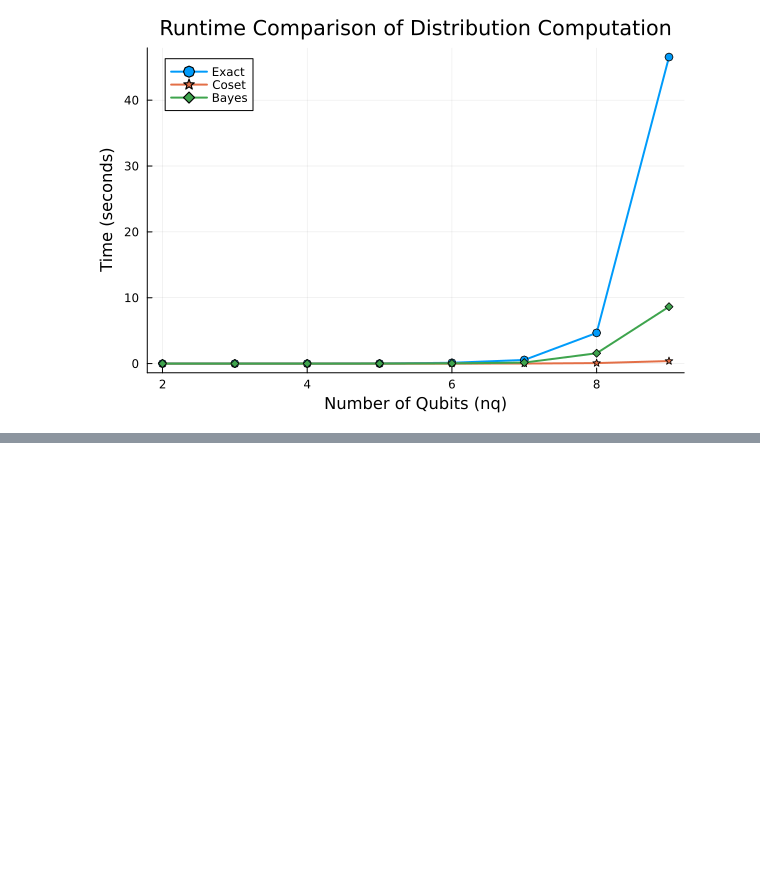
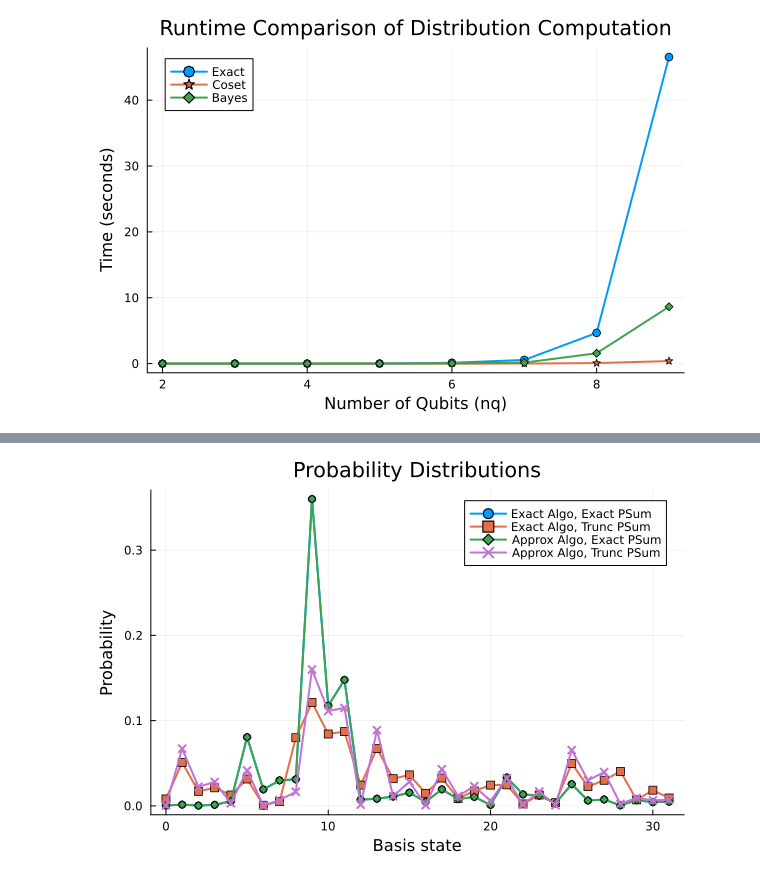
Before and after one commit to josheligoldman/PauliSampling.jl, a Jupyter notebook: numerics/distributions.ipynb, the cells around one changed output, grey strips where cells are left out. Saved outputs shown, nothing was run; the diff lists cells and outputs as text; code cells hidden in the pictures; blank space fills up the shorter version.

```diff
--- a/numerics/distributions.ipynb
+++ b/numerics/distributions.ipynb
@@ -129,0 +173,17 @@ title!("Runtime Comparison of Distribution Computation")
+# %%
+psums = [
+    ("Exact PSum", exact_prop_psum),
+    ("Trunc PSum", trunc_prop_psum)
+]
+
+probs = [
+    ("Exact Algo", projection_prob),
+    ("Approx Algo", approximate_prob)
+]
+
+dists = []
+
+for (qname, qprob) in probs, (pname, psum) in psums
+    name = "$(qname), $(pname)"
+    push!(dists, (name, get_dist(psum, qprob)))
+end
@@ -129,0 +214,20 @@ title!("Runtime Comparison of Distribution Computation")
+# %%
+x = 0:length(dists[1][2]) - 1
+markers = [:circle, :square, :diamond, :xcross, :star5, :utriangle, :hexagon]
+
+plt = plot(legend = :topright)  # set legend position here
+
+for (i, (label, dist)) in enumerate(dists)
+    plot!(plt, x, dist;
+        label = label,
+        lw = 2,
+        marker = markers[mod1(i, length(markers))])
+end
+
+xlabel!("Basis state")
+ylabel!("Probability")
+title!("Probability Distributions")
+
+display(plt)
+# %% [output]
+[figure, added]
```
Also changed, not shown: parts of 24 cells of this notebook, 3 other files.
